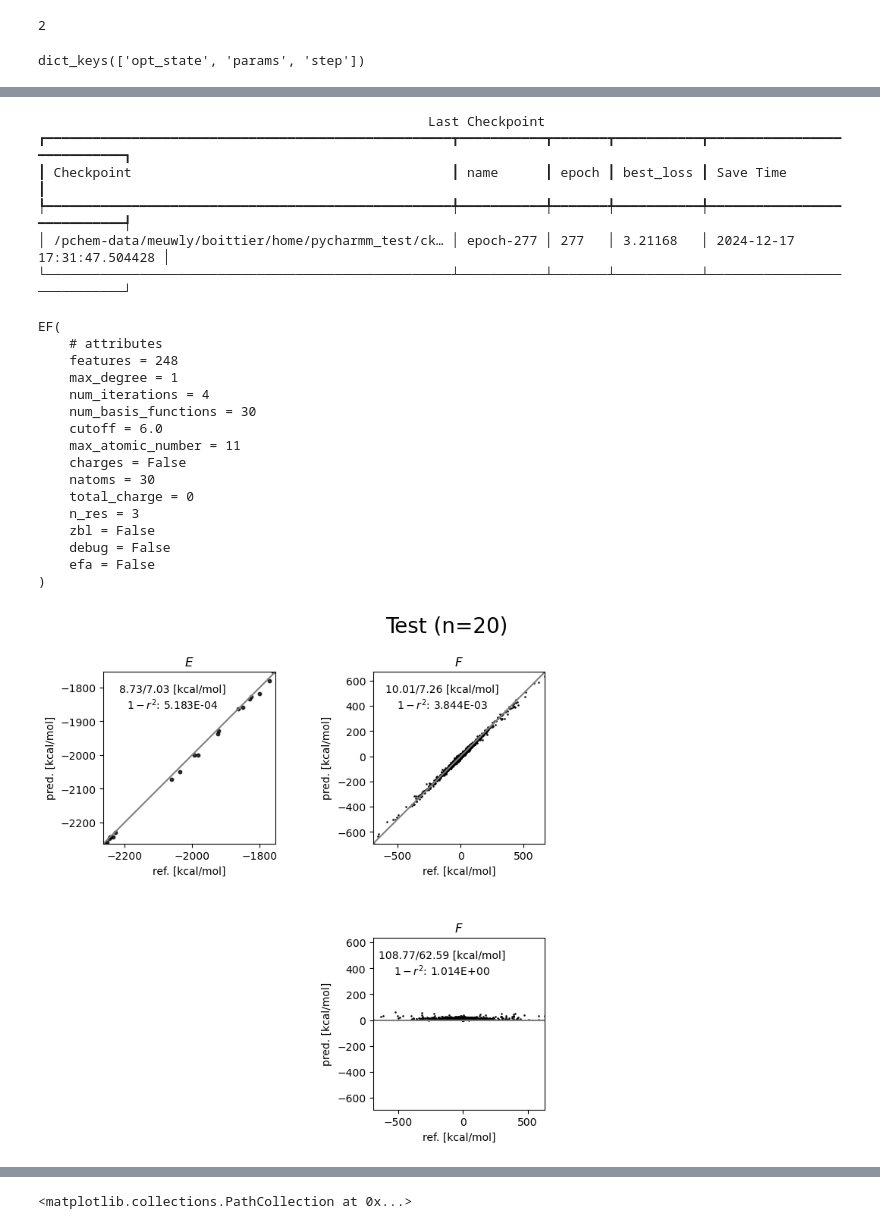
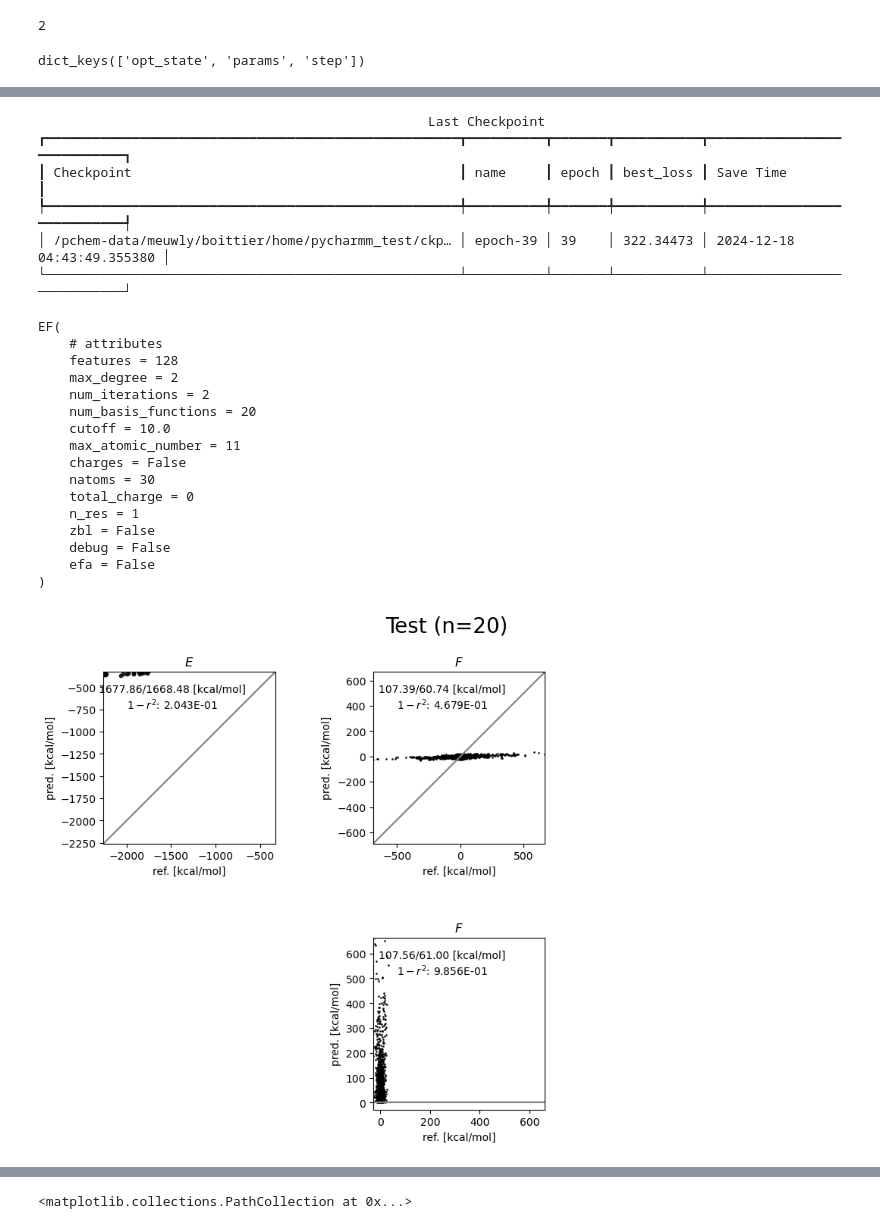
Before and after one commit to EricBoittier/JaxPycharmm, a Jupyter notebook: notebooks/data/test-training-Copy1.ipynb, the cells around one changed output, grey strips where cells are left out. Drawn from its saved outputs; the diff is of its cells as text; code cells hidden in the pictures.

```diff
--- a/notebooks/data/test-training-Copy1.ipynb
+++ b/notebooks/data/test-training-Copy1.ipynb
@@ -185,12 +185,11 @@ len(combined)
 
 from physnetjax.restart.restart import get_last, get_files, get_params_model
 from physnetjax.analysis.analysis import plot_stats
-restart = "/pchem-data/meuwly/boittier/home/pycharmm_test/ckpts/basepairs-21d6f048-cc54-45a2-960d-4351aa358065/"
+restart = "/pchem-data/meuwly/boittier/home/pycharmm_test/ckpts/efa0basepairs-1619ffed-2265-42ff-991a-37adcb30ff3c/"
 restart = get_last(restart)
 
 params,model = get_params_model(restart)
 model.natoms = 30
-model.efa = False
 print(model)
 
 output = plot_stats(combined[:], model, params, _set="Test",
@@ -206,23 +205,23 @@ dict_keys(['opt_state', 'params', 'step'])
                                                   Last Checkpoint
-┏━━━━━━━━━━━━━━━━━━━━━━━━━━━━━━━━━━━━━━━━━━━━━━━━━━━━┳━━━━━━━━━━━┳━━━━━━━┳━━━━━━━━━━━┳━━━━━━━━━━━━━━━━━━━━━━━━━━━━┓
-┃ Checkpoint                                         ┃ name      ┃ epoch ┃ best_loss ┃ Save Time                  ┃
-┡━━━━━━━━━━━━━━━━━━━━━━━━━━━━━━━━━━━━━━━━━━━━━━━━━━━━╇━━━━━━━━━━━╇━━━━━━━╇━━━━━━━━━━━╇━━━━━━━━━━━━━━━━━━━━━━━━━━━━┩
-│ /pchem-data/meuwly/boittier/home/pycharmm_test/ck… │ epoch-277 │ 277   │ 3.21168   │ 2024-12-17 17:31:47.504428 │
-└────────────────────────────────────────────────────┴───────────┴───────┴───────────┴────────────────────────────┘
+┏━━━━━━━━━━━━━━━━━━━━━━━━━━━━━━━━━━━━━━━━━━━━━━━━━━━━━┳━━━━━━━━━━┳━━━━━━━┳━━━━━━━━━━━┳━━━━━━━━━━━━━━━━━━━━━━━━━━━━┓
+┃ Checkpoint                                          ┃ name     ┃ epoch ┃ best_loss ┃ Save Time                  ┃
+┡━━━━━━━━━━━━━━━━━━━━━━━━━━━━━━━━━━━━━━━━━━━━━━━━━━━━━╇━━━━━━━━━━╇━━━━━━━╇━━━━━━━━━━━╇━━━━━━━━━━━━━━━━━━━━━━━━━━━━┩
+│ /pchem-data/meuwly/boittier/home/pycharmm_test/ckp… │ epoch-39 │ 39    │ 322.34473 │ 2024-12-18 04:43:49.355380 │
+└─────────────────────────────────────────────────────┴──────────┴───────┴───────────┴────────────────────────────┘
 EF(
     # attributes
-    features = 248
-    max_degree = 1
-    num_iterations = 4
-    num_basis_functions = 30
-    cutoff = 6.0
+    features = 128
+    max_degree = 2
+    num_iterations = 2
+    num_basis_functions = 20
+    cutoff = 10.0
     max_atomic_number = 11
     charges = False
     natoms = 30
     total_charge = 0
-    n_res = 3
+    n_res = 1
     zbl = False
     debug = False
     efa = False
 )
-[figure, old version]
+[figure, new version]
```
Also changed, not shown: parts of 3 cells of this notebook, 41 other files.
